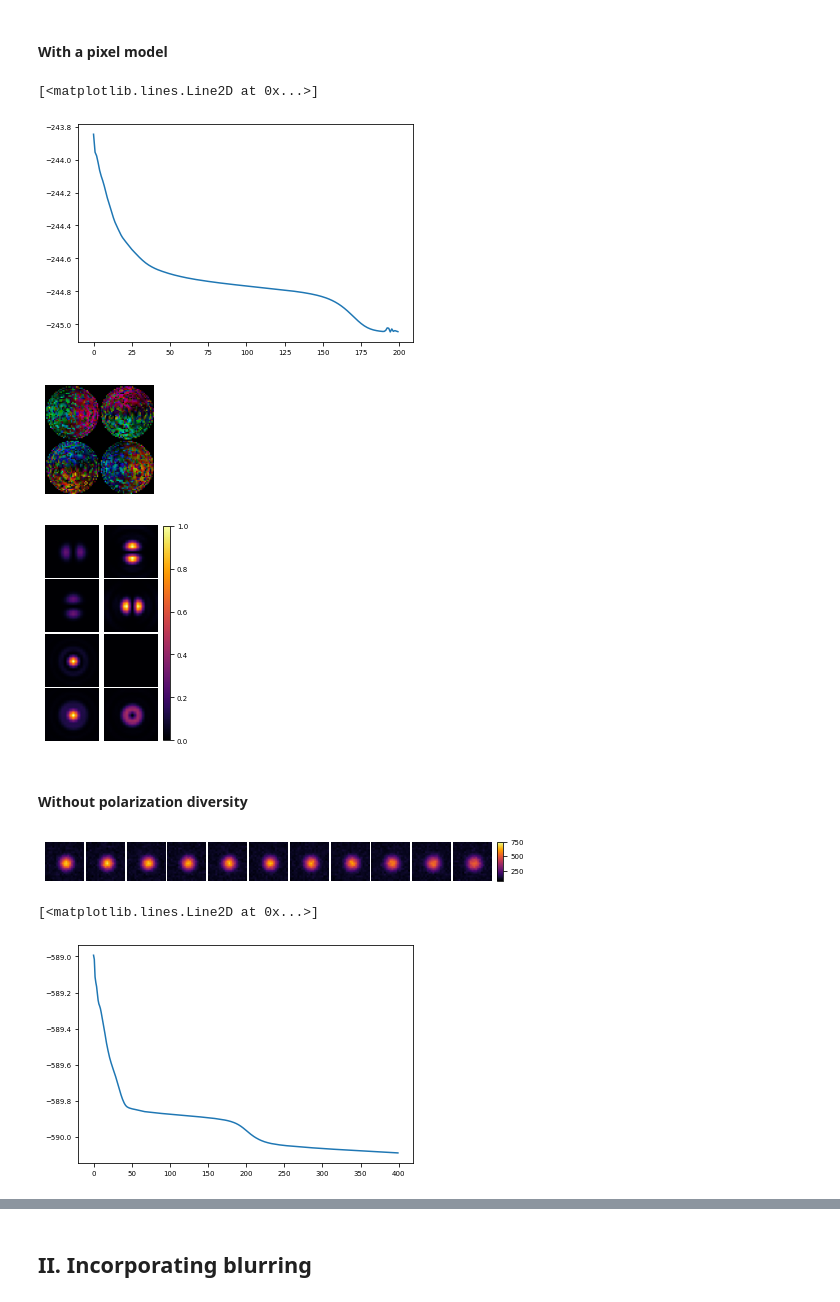
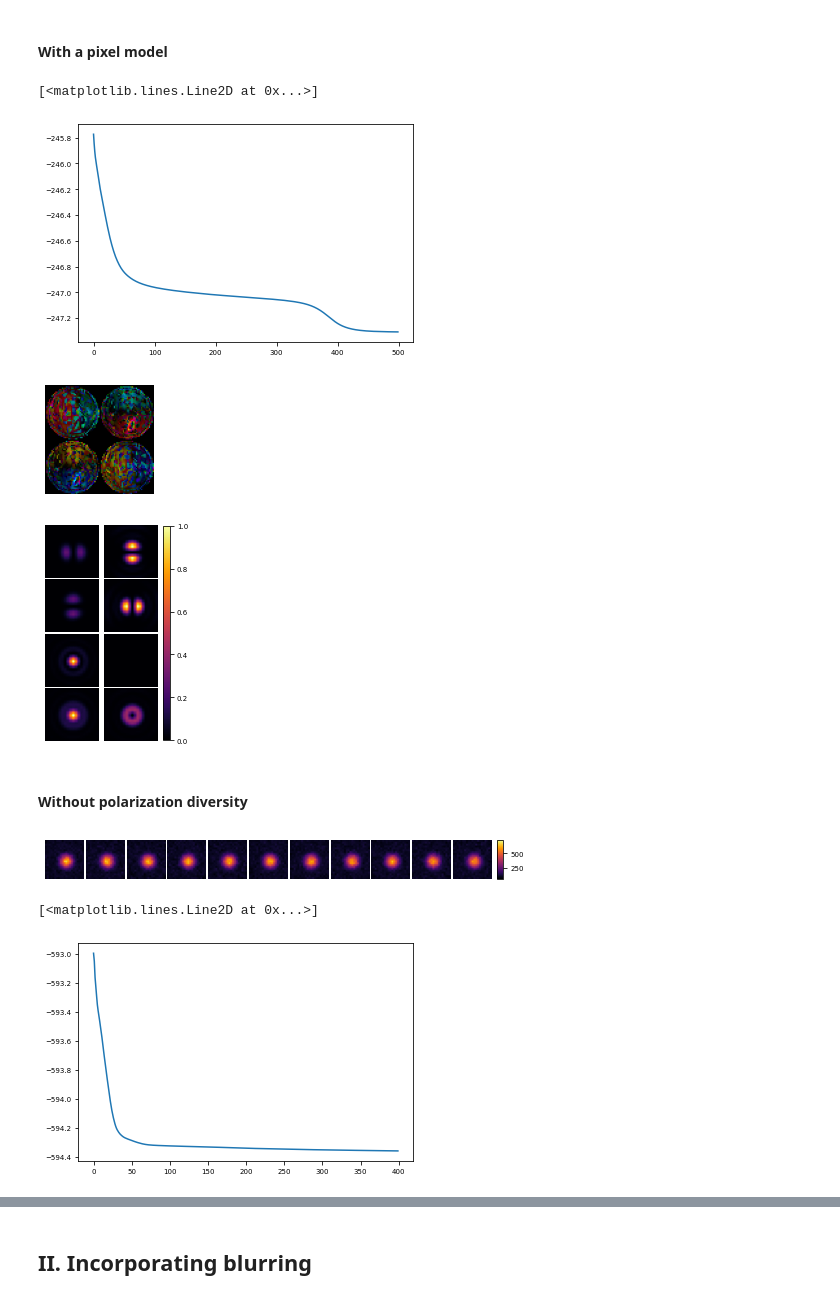
Before and after one commit to rodguti90/pyPSFstack, a Jupyter notebook: figures_article.ipynb, the cells around one changed output, grey strips where cells are left out. Cells and saved outputs as stored; diff of their text form; code cells hidden in the pictures.

Commit message:
Updated figures to a smaller long range

```diff
--- a/figures_article.ipynb
+++ b/figures_article.ipynb
@@ -87,9 +87,9 @@ wavelength = 605
 dipole_orientation = [0,0,0] # this means incoherent
 
 # Define positions of defocus
-zi = -500; z_step = 100 # in nm
+zi = -250; z_step = 50 # in nm
 z_list = np.arange(zi,-zi+z_step,z_step)
-z_list_np = np.arange(zi,-zi+z_step/8,z_step/8)
+z_list_np = np.arange(zi,-zi+z_step/10,z_step/10)
 
 # Define rotation angles of polarization analyzer
 angle_i = 0; angle_f = np.pi/2; angle_step = np.pi/8
@@ -361,12 +369,12 @@ plt.savefig(os.path.join(fig_folder,fig_sub_folder,'qp_stackxyz_retzp.pdf'), bbo
 # %% [markdown]
 #### With a pixel model
 # %%
-model, loss_evol = find_pupil(data_stack, params_ret, lr=3e-2, n_epochs=200,
+model, loss_evol = find_pupil(data_stack, params_ret, lr=1e-2, n_epochs=500,
     opt_def=False, opt_delta=False, abe='pix')
 plt.plot(loss_evol)
 # %% [output]
 [<matplotlib.lines.Line2D at 0x...>]
-[figure, old version]
+[figure, new version]
 # %%
 retpix_pupil_params = get_pupils_param_dict(model)
 abe_pix = UnitaryPixels(**params['pupil'],
@@ -379,7 +387,7 @@ stack_xyz = get_xyzstack([src, abe_pix], wollaston)
 plot_xyz(stack_xyz, orientation='vertical')
 plt.savefig(os.path.join(fig_folder,fig_sub_folder,'qp_stackxyz_retzp_pix.pdf'), bbox_inches='tight')
 # %% [output]
-[figure, old version]
+[figure, new version]
 [figure]
 # %% [markdown]
 #### Without polarization diversity
@@ -390,14 +398,14 @@ psfs.compute_psf_stack(orientation=[0,0,0])
 data_stack = psfs.model_experimental_stack(bckgd_photons=100,N_photons=20000,N_pts=21,noise=True)
 plot_zstack(data_stack, N_z=11)
 # %% [output]
-[figure, old version]
+[figure, new version]
 # %%
 model, loss_evol = find_pupil(data_stack, params_ret, lr=1e-2, n_epochs=400,
                               loss_fn=loss_loglikelihood, pdiv=None)
 plt.plot(loss_evol)
 # %% [output]
 [<matplotlib.lines.Line2D at 0x...>]
-[figure, old version]
+[figure, new version]
 # %%
 ret_pupil_params = get_pupils_param_dict(model)
 delta_gt, zf_gt = get_dNzf(psfs)
```
Also changed, not shown: parts of 15 cells of this notebook, 15 other files.
